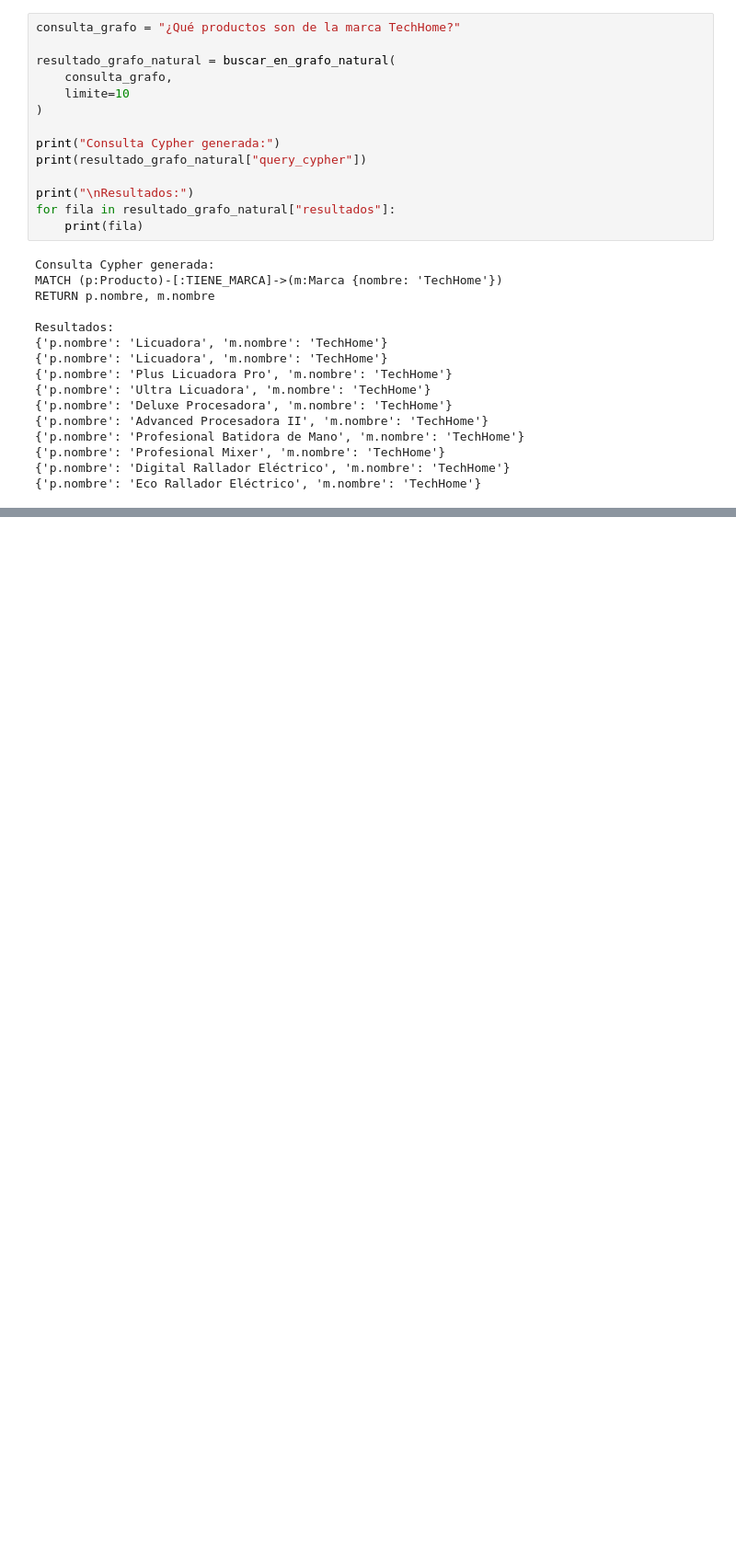
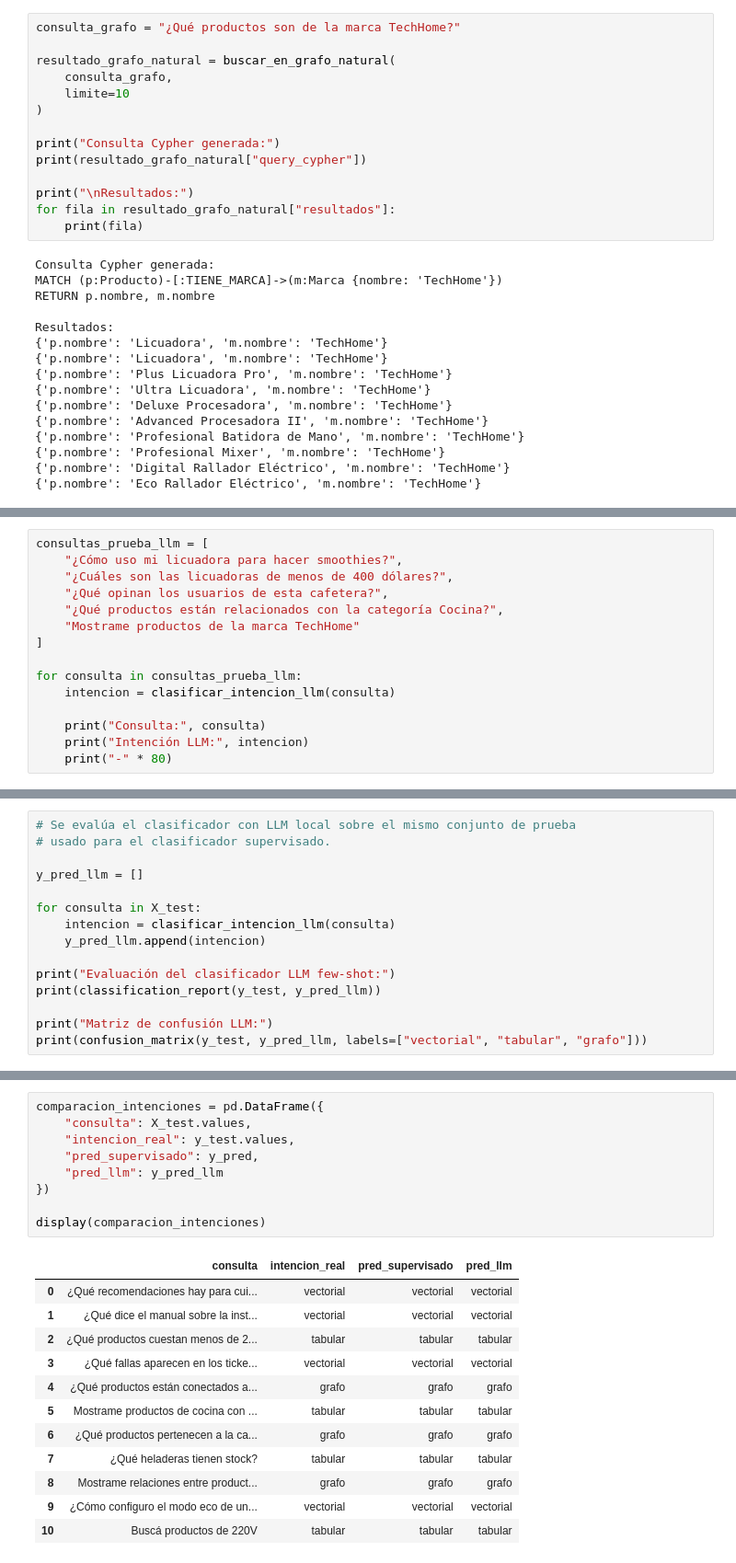
Before and after one commit to ZahirJacob/TP_Final_NLP_ZahirJacob, a Jupyter notebook: TP_NLP_ZAHIR_JACOB.ipynb, the cells around one changed output, grey strips where cells are left out. Shown at 92% size. Drawn from its saved outputs; the diff is of its cells as text; blank space fills up the shorter version.

Commit message:
Agrego clasificador de intencion avanzado

```diff
--- a/TP_NLP_ZAHIR_JACOB.ipynb
+++ b/TP_NLP_ZAHIR_JACOB.ipynb
@@ -1337,0 +1615,15 @@ Resultados:
+# %%
+consultas_prueba_llm = [
+    "¿Cómo uso mi licuadora para hacer smoothies?",
+    "¿Cuáles son las licuadoras de menos de 400 dólares?",
+    "¿Qué opinan los usuarios de esta cafetera?",
+    "¿Qué productos están relacionados con la categoría Cocina?",
+    "Mostrame productos de la marca TechHome"
+]
+
+for consulta in consultas_prueba_llm:
+    intencion = clasificar_intencion_llm(consulta)
+
+    print("Consulta:", consulta)
+    print("Intención LLM:", intencion)
+    print("-" * 80)
@@ -1337,0 +1648,15 @@ Resultados:
+# %%
+# Se evalúa el clasificador con LLM local sobre el mismo conjunto de prueba
+# usado para el clasificador supervisado.
+
+y_pred_llm = []
+
+for consulta in X_test:
+    intencion = clasificar_intencion_llm(consulta)
+    y_pred_llm.append(intencion)
+
+print("Evaluación del clasificador LLM few-shot:")
+print(classification_report(y_test, y_pred_llm))
+
+print("Matriz de confusión LLM:")
+print(confusion_matrix(y_test, y_pred_llm, labels=["vectorial", "tabular", "grafo"]))
@@ -1337,0 +1679,22 @@ Resultados:
+# %%
+comparacion_intenciones = pd.DataFrame({
+    "consulta": X_test.values,
+    "intencion_real": y_test.values,
+    "pred_supervisado": y_pred,
+    "pred_llm": y_pred_llm
+})
+
+display(comparacion_intenciones)
+# %% [output]
+|  | consulta | intencion_real | pred_supervisado | pred_llm |
+| 0 | ¿Qué recomendaciones hay para cui... | vectorial | vectorial | vectorial |
+| 1 | ¿Qué dice el manual sobre la inst... | vectorial | vectorial | vectorial |
+| 2 | ¿Qué productos cuestan menos de 2... | tabular | tabular | tabular |
+| 3 | ¿Qué fallas aparecen en los ticke... | vectorial | vectorial | vectorial |
+| 4 | ¿Qué productos están conectados a... | grafo | grafo | grafo |
+| 5 | Mostrame productos de cocina con ... | tabular | tabular | tabular |
+| 6 | ¿Qué productos pertenecen a la ca... | grafo | grafo | grafo |
+| 7 | ¿Qué heladeras tienen stock? | tabular | tabular | tabular |
+| 8 | Mostrame relaciones entre product... | grafo | grafo | grafo |
+| 9 | ¿Cómo configuro el modo eco de un... | vectorial | vectorial | vectorial |
+| 10 | Buscá productos de 220V | tabular | tabular | tabular |
```
Also changed, not shown: parts of 22 cells of this notebook.
